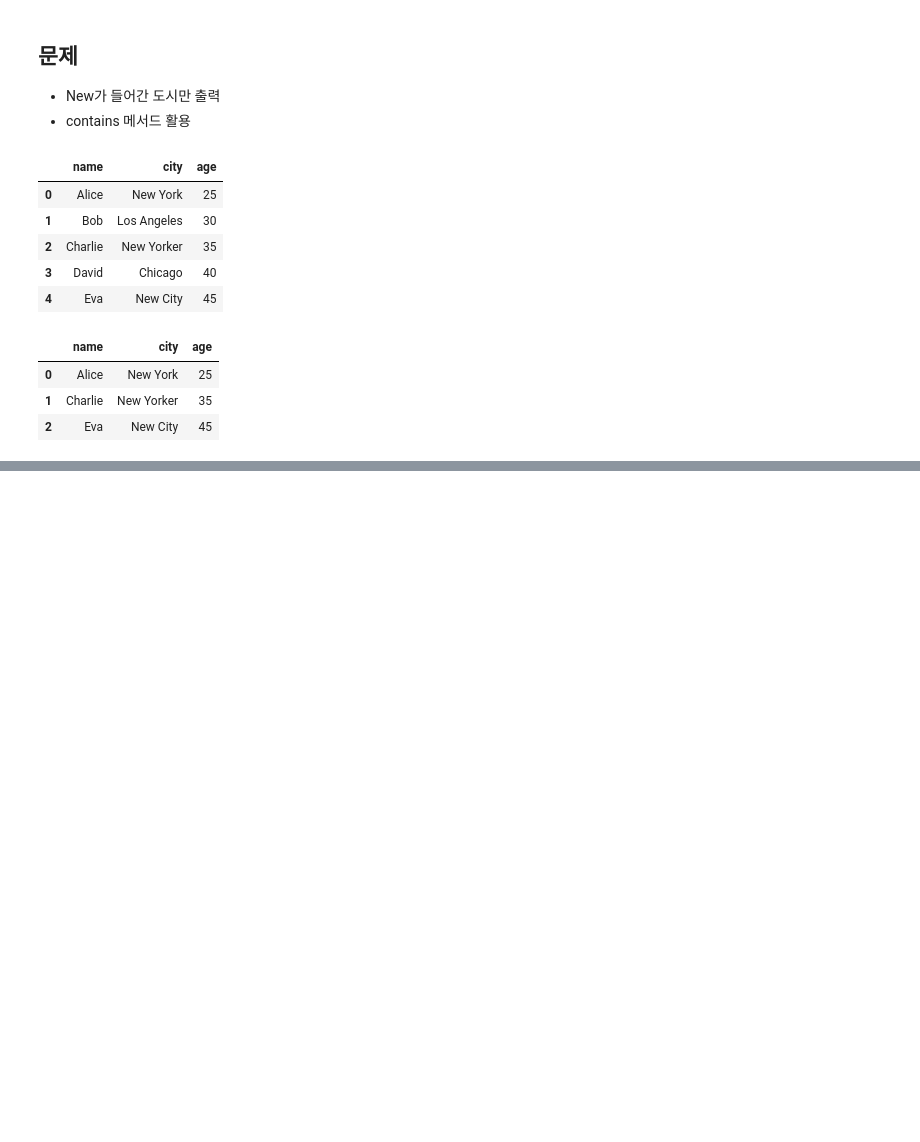
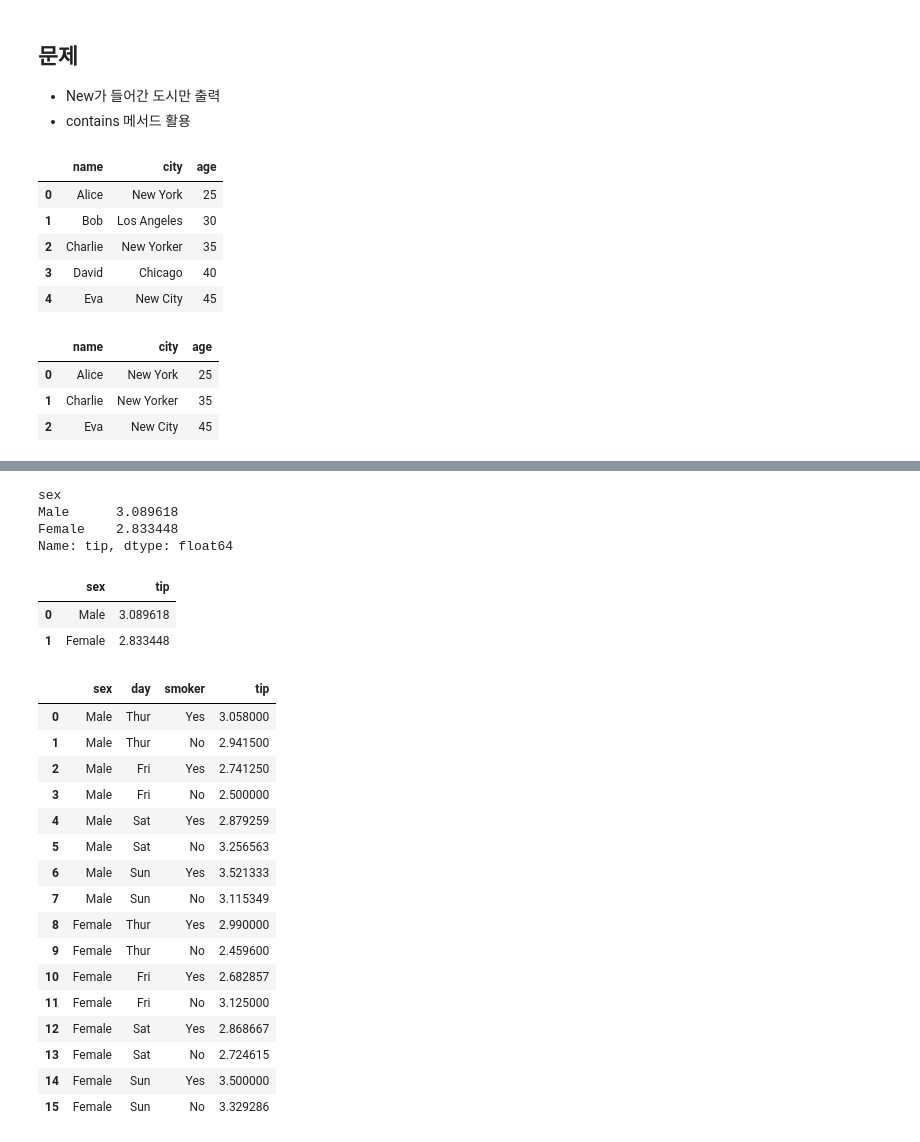
Before and after one commit to seonae0223/han-toss, a Jupyter notebook: hg-da-main/python_240702.ipynb, the cells around one changed output, grey strips where cells are left out. Drawn from its saved outputs; the diff is of its cells as text; code cells hidden in the pictures; blank space fills up the shorter version.

```diff
--- a/hg-da-main/python_240702.ipynb
+++ b/hg-da-main/python_240702.ipynb
@@ -91,0 +98,35 @@ df.loc[df['city'].str.contains('New'), :].reset_index(drop=True)
+# %%
+# 남자와 여자 중 누가 팁을 더 많이 줄까?
+tips.groupby('sex', observed=True)['tip'].mean()
+# %% [output]
+sex
+Male      3.089618
+Female    2.833448
+Name: tip, dtype: float64
+# %%
+tips.groupby('sex', observed=True)['tip'].mean().reset_index()
+# %% [output]
+|  | sex | tip |
+| 0 | Male | 3.089618 |
+| 1 | Female | 2.833448 |
+# %%
+result = tips.groupby(['sex', 'day', 'smoker'], observed=True)['tip'].mean()
+result.reset_index()
+# %% [output]
+|  | sex | day | smoker | tip |
+| 0 | Male | Thur | Yes | 3.058000 |
+| 1 | Male | Thur | No | 2.941500 |
+| 2 | Male | Fri | Yes | 2.741250 |
+| 3 | Male | Fri | No | 2.500000 |
+| 4 | Male | Sat | Yes | 2.879259 |
+| 5 | Male | Sat | No | 3.256563 |
+| 6 | Male | Sun | Yes | 3.521333 |
+| 7 | Male | Sun | No | 3.115349 |
+| 8 | Female | Thur | Yes | 2.990000 |
+| 9 | Female | Thur | No | 2.459600 |
+| 10 | Female | Fri | Yes | 2.682857 |
+| 11 | Female | Fri | No | 3.125000 |
+| 12 | Female | Sat | Yes | 2.868667 |
+| 13 | Female | Sat | No | 2.724615 |
+| 14 | Female | Sun | Yes | 3.500000 |
+| 15 | Female | Sun | No | 3.329286 |
```
Also changed, not shown: parts of 2 cells of this notebook, 2 other files.
